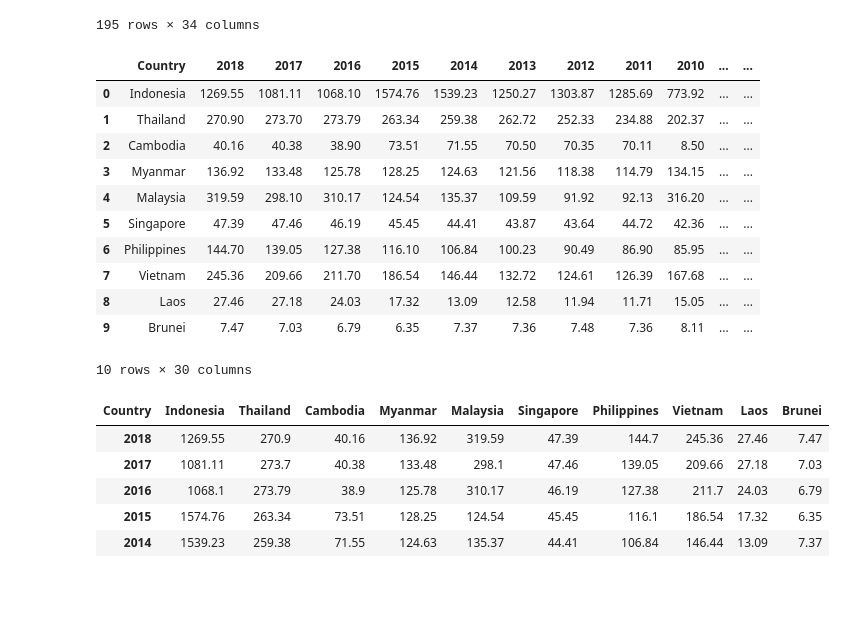
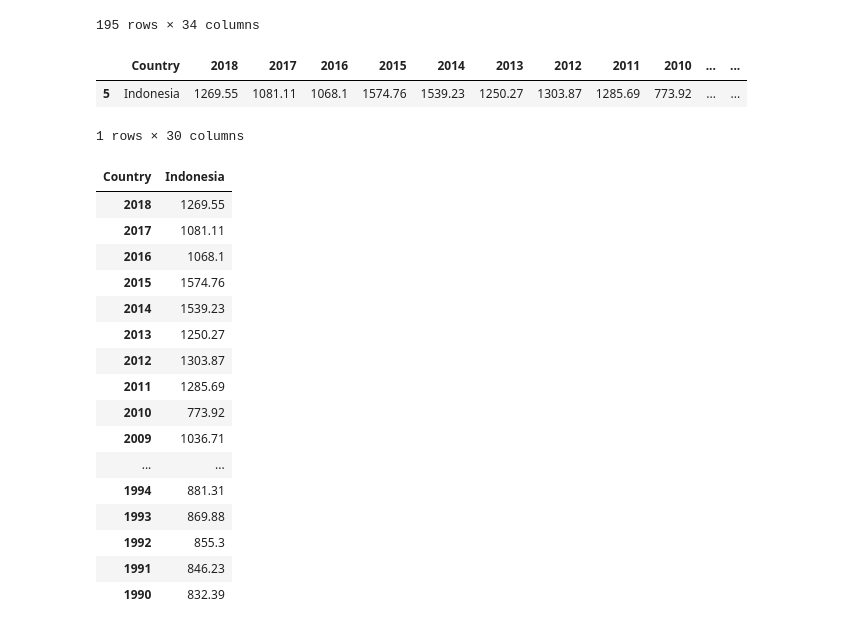
Before and after one commit to Ihza-Fajrur/Emission_Predection, a Jupyter notebook: preprocessing.ipynb, the cells around one changed output. Drawn from its saved outputs; the diff is of its cells as text; code cells hidden in the pictures; blank space fills up the shorter version.

```diff
--- a/preprocessing.ipynb
+++ b/preprocessing.ipynb
@@ -43,18 +29,11 @@ df_clean=praprocessing(df)
+# %%
+df_clean=df.loc[df['Country']=='Indonesia']
 # %%
 df_clean
 # %% [output]
 |  | Country | 2018 | 2017 | 2016 | 2015 | 2014 | 2013 | 2012 | 2011 | 2010 | ... | ... |
-| 0 | Indonesia | 1269.55 | 1081.11 | 1068.10 | 1574.76 | 1539.23 | 1250.27 | 1303.87 | 1285.69 | 773.92 | ... | ... |
-| 1 | Thailand | 270.90 | 273.70 | 273.79 | 263.34 | 259.38 | 262.72 | 252.33 | 234.88 | 202.37 | ... | ... |
-| 2 | Cambodia | 40.16 | 40.38 | 38.90 | 73.51 | 71.55 | 70.50 | 70.35 | 70.11 | 8.50 | ... | ... |
-| 3 | Myanmar | 136.92 | 133.48 | 125.78 | 128.25 | 124.63 | 121.56 | 118.38 | 114.79 | 134.15 | ... | ... |
-| 4 | Malaysia | 319.59 | 298.10 | 310.17 | 124.54 | 135.37 | 109.59 | 91.92 | 92.13 | 316.20 | ... | ... |
-| 5 | Singapore | 47.39 | 47.46 | 46.19 | 45.45 | 44.41 | 43.87 | 43.64 | 44.72 | 42.36 | ... | ... |
-| 6 | Philippines | 144.70 | 139.05 | 127.38 | 116.10 | 106.84 | 100.23 | 90.49 | 86.90 | 85.95 | ... | ... |
-| 7 | Vietnam | 245.36 | 209.66 | 211.70 | 186.54 | 146.44 | 132.72 | 124.61 | 126.39 | 167.68 | ... | ... |
-| 8 | Laos | 27.46 | 27.18 | 24.03 | 17.32 | 13.09 | 12.58 | 11.94 | 11.71 | 15.05 | ... | ... |
-| 9 | Brunei | 7.47 | 7.03 | 6.79 | 6.35 | 7.37 | 7.36 | 7.48 | 7.36 | 8.11 | ... | ... |
+| 5 | Indonesia | 1269.55 | 1081.11 | 1068.1 | 1574.76 | 1539.23 | 1250.27 | 1303.87 | 1285.69 | 773.92 | ... | ... |
-10 rows × 30 columns
+1 rows × 30 columns
 # %%
 # for i in range(len(df_clean)):
 row=df_clean.columns.values.tolist()
@@ -69,11 +48,22 @@ new_header = df_trans.iloc[0] #grab the first row for the header
 df_trans = df_trans[1:] #take the data less the header row
 df_trans.columns = new_header #set the header row as the df header
 # %%
-df_trans.head()
+df_trans
 # %% [output]
-| Country | Indonesia | Thailand | Cambodia | Myanmar | Malaysia | Singapore | Philippines | Vietnam | Laos | Brunei |
-| 2018 | 1269.55 | 270.9 | 40.16 | 136.92 | 319.59 | 47.39 | 144.7 | 245.36 | 27.46 | 7.47 |
-| 2017 | 1081.11 | 273.7 | 40.38 | 133.48 | 298.1 | 47.46 | 139.05 | 209.66 | 27.18 | 7.03 |
-| 2016 | 1068.1 | 273.79 | 38.9 | 125.78 | 310.17 | 46.19 | 127.38 | 211.7 | 24.03 | 6.79 |
-| 2015 | 1574.76 | 263.34 | 73.51 | 128.25 | 124.54 | 45.45 | 116.1 | 186.54 | 17.32 | 6.35 |
-| 2014 | 1539.23 | 259.38 | 71.55 | 124.63 | 135.37 | 44.41 | 106.84 | 146.44 | 13.09 | 7.37 |
+| Country | Indonesia |
+| 2018 | 1269.55 |
+| 2017 | 1081.11 |
+| 2016 | 1068.1 |
+| 2015 | 1574.76 |
+| 2014 | 1539.23 |
+| 2013 | 1250.27 |
+| 2012 | 1303.87 |
+| 2011 | 1285.69 |
+| 2010 | 773.92 |
+| 2009 | 1036.71 |
+| ... | ... |
+| 1994 | 881.31 |
+| 1993 | 869.88 |
+| 1992 | 855.3 |
+| 1991 | 846.23 |
+| 1990 | 832.39 |
```
Also changed, not shown: parts of 22 cells of this notebook.
